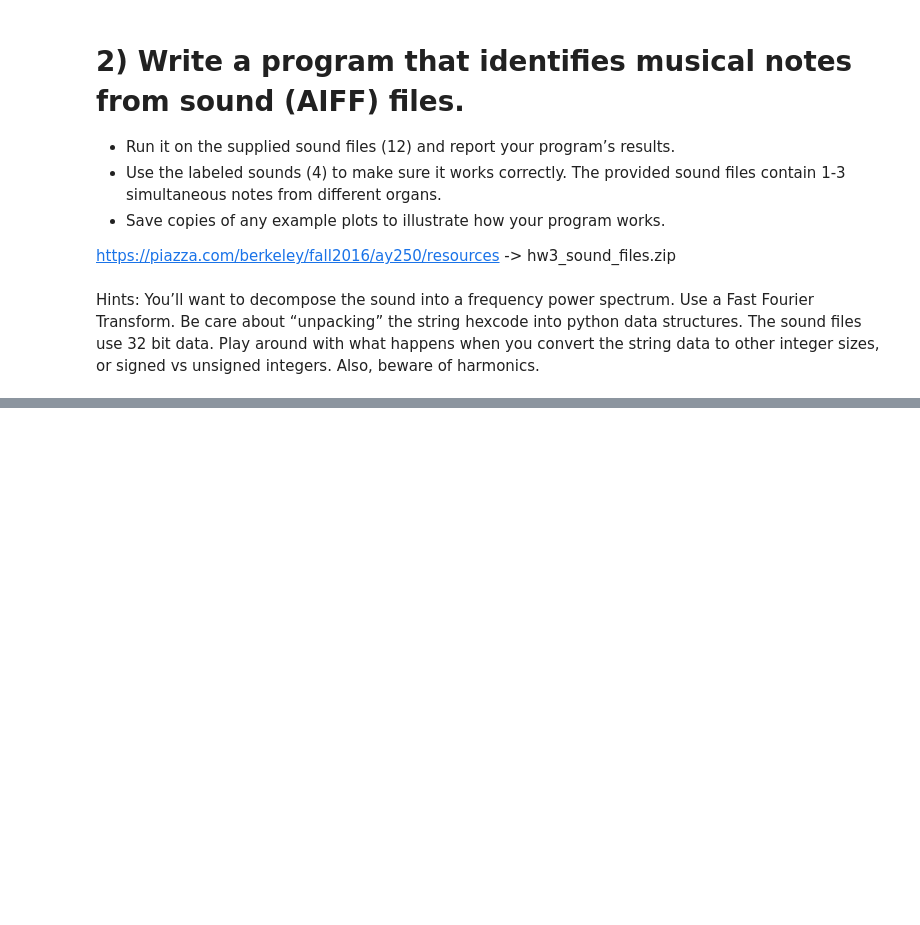
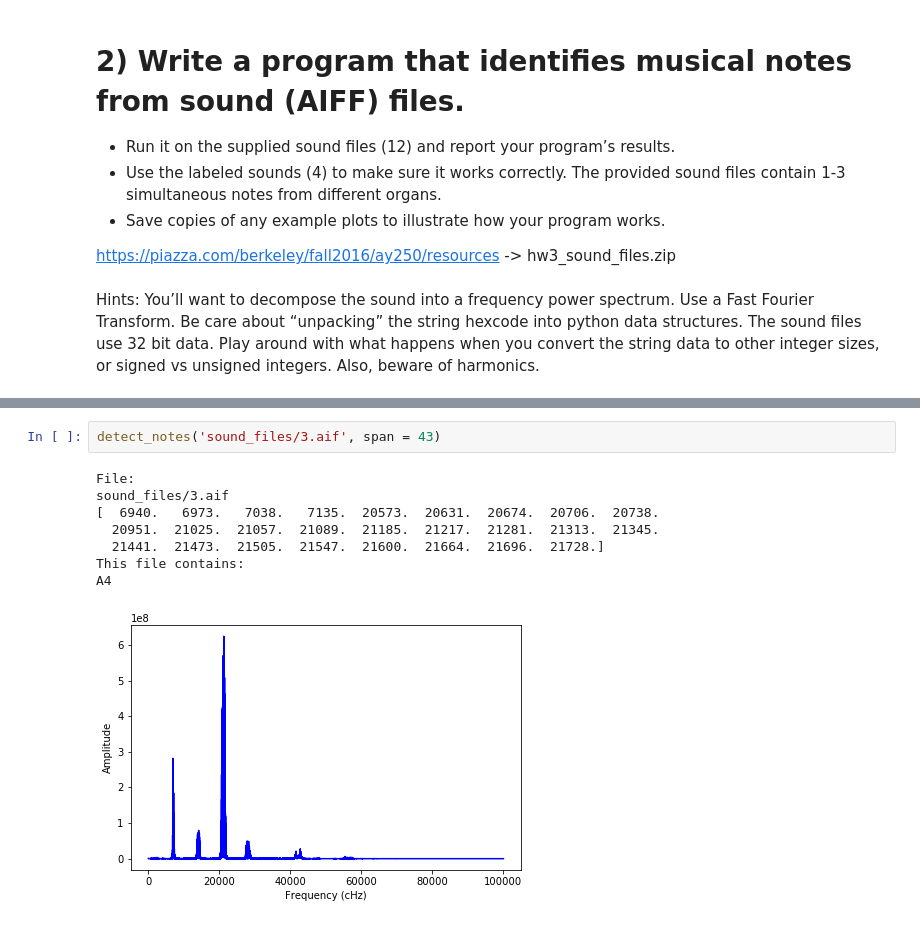
Before and after one commit to sarafina325/Nance-python-ay250-homeworks, a Jupyter notebook: hw_3/Nance_Homework_3_assignment.ipynb, the cells around one changed output, grey strips where cells are left out. Saved outputs shown, nothing was run; the diff lists cells and outputs as text; blank space fills up the shorter version.

```diff
--- a/hw_3/Nance_Homework_3_assignment.ipynb
+++ b/hw_3/Nance_Homework_3_assignment.ipynb
@@ -120,0 +325,11 @@ Hints: You’ll want to decompose the sound into a frequency power spectrum. Use
+# %%
+detect_notes('sound_files/3.aif', span = 43)
+# %% [output]
+File:
+sound_files/3.aif
+[  6940.   6973.   7038.   7135.  20573.  20631.  20674.  20706.  20738.
+  20951.  21025.  21057.  21089.  21185.  21217.  21281.  21313.  21345.
+  21441.  21473.  21505.  21547.  21600.  21664.  21696.  21728.]
+This file contains:
+A4
+[figure, added]
```
Also changed, not shown: parts of 9 cells of this notebook, 2 other files.
